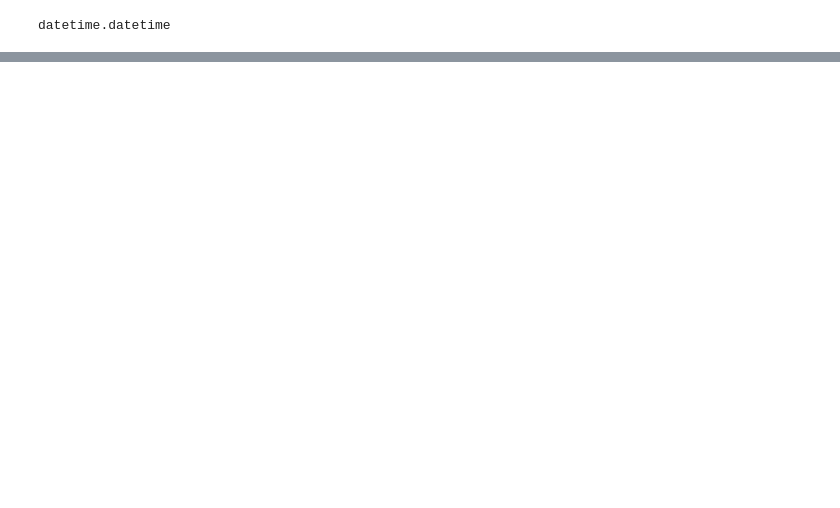
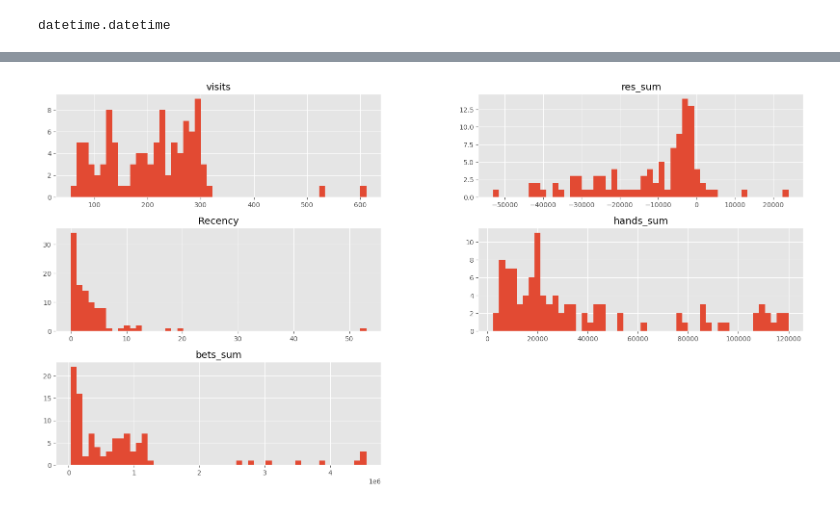
Before and after one commit to TrR1s/DS_examples, a Jupyter notebook: rfm.ipynb, the cells around one changed output, grey strips where cells are left out. Drawn from its saved outputs; the diff is of its cells as text; code cells hidden in the pictures; blank space fills up the shorter version.

```diff
--- a/rfm.ipynb
+++ b/rfm.ipynb
@@ -129,0 +200,4 @@ px.scatter_3d(
+# %%
+pl_pool[['visits','res_sum','Recency','hands_sum','bets_sum' ]].hist(figsize=(20,10),bins = 50);
+# %% [output]
+[figure, added]
```
Also changed, not shown: parts of 35 cells of this notebook, 12 other files.
